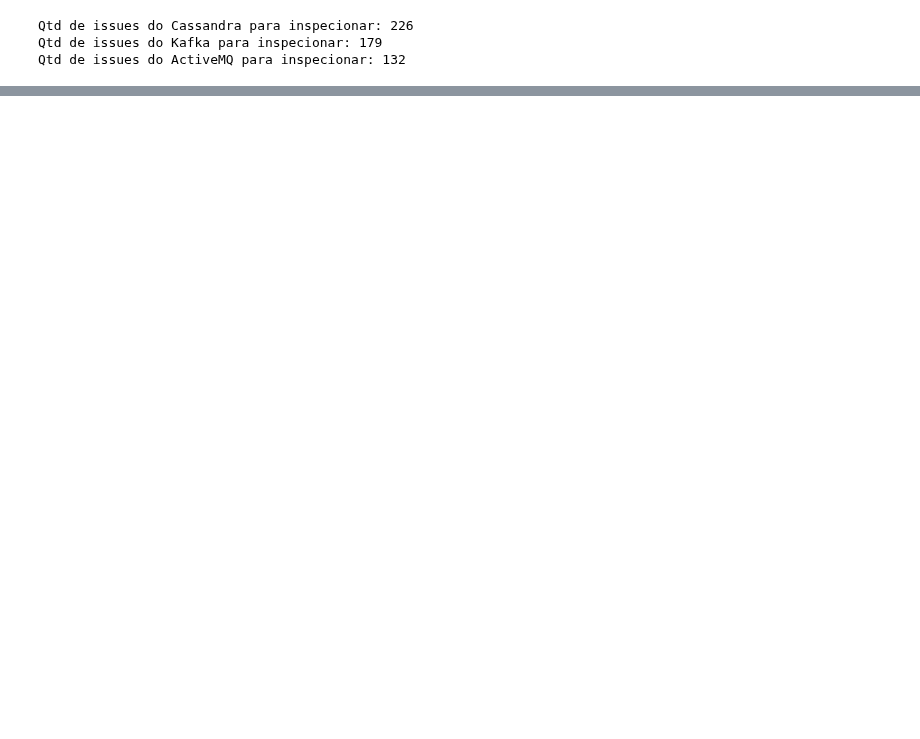
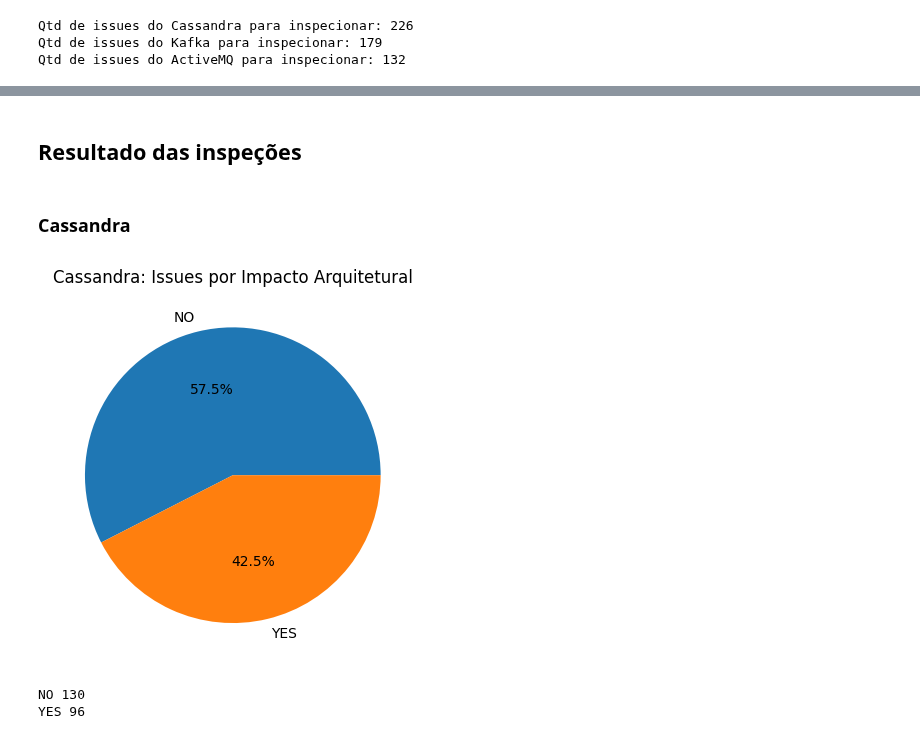
Before and after one commit to armandossrecife/my_validation3, a Jupyter notebook: my_comparison.ipynb, the cells around one changed output, grey strips where cells are left out. Saved outputs shown, nothing was run; the diff lists cells and outputs as text; code cells hidden in the pictures; blank space fills up the shorter version.

```diff
--- a/my_comparison.ipynb
+++ b/my_comparison.ipynb
@@ -104,0 +253,10 @@ print(f'Qtd de issues do ActiveMQ inspecionados: {len(qtd_i2)-1}')
+# %% [markdown]
+## Resultado das inspeções
+# %% [markdown]
+### Cassandra
+# %%
+show_pie(my_df=df_cassandra_issues_inspected, my_field='architectural_impact', my_title='Cassandra: Issues por Impacto Arquitetural')
+# %% [output]
+[figure, added]
+NO 130
+YES 96
```
Also changed, not shown: parts of 33 cells of this notebook.
